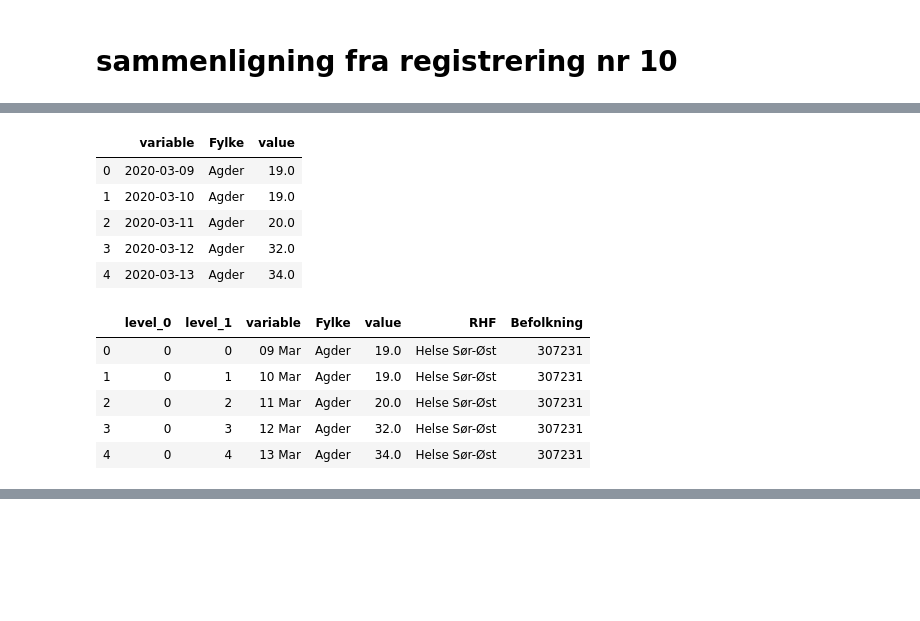
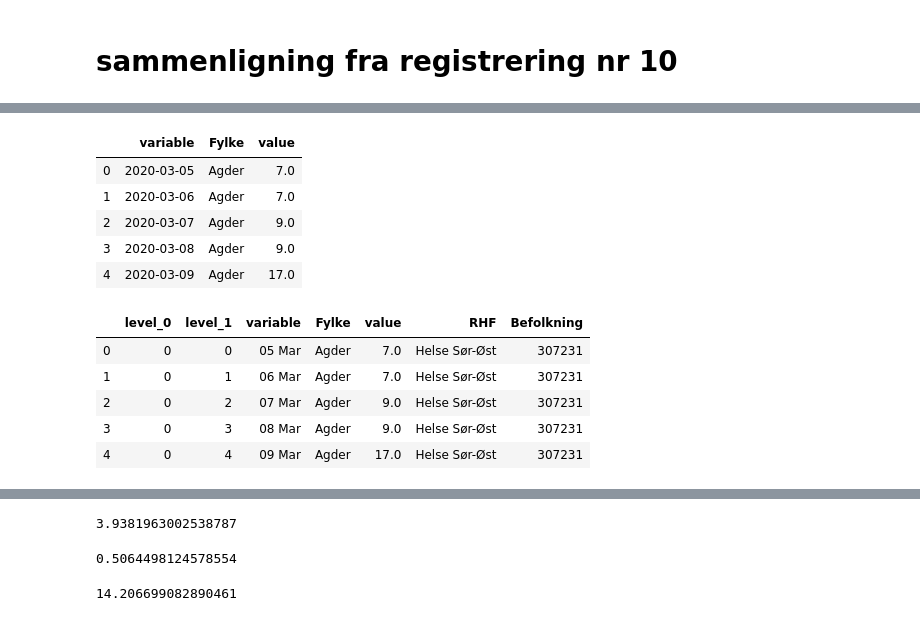
Before and after one commit to NRVA/COVID19_Norge, a Jupyter notebook: COVID_i_Norge.ipynb, the cells around one changed output, grey strips where cells are left out. Cells and saved outputs as stored; diff of their text form; code cells hidden in the pictures; blank space fills up the shorter version.

```diff
--- a/COVID_i_Norge.ipynb
+++ b/COVID_i_Norge.ipynb
@@ -317,15 +313,15 @@ restart.head()
 # %%
 restart = pd.melt(restart.reset_index(), id_vars=["variable"])
-restart[restart["value"] < 10] = np.nan
+restart[restart["value"] < 5] = np.nan
 restart = restart.apply(lambda x: pd.Series(x.dropna().values))
 restart.head()
 # %% [output]
 |  | variable | Fylke | value |
-| 0 | 2020-03-09 | Agder | 19.0 |
-| 1 | 2020-03-10 | Agder | 19.0 |
-| 2 | 2020-03-11 | Agder | 20.0 |
-| 3 | 2020-03-12 | Agder | 32.0 |
-| 4 | 2020-03-13 | Agder | 34.0 |
+| 0 | 2020-03-05 | Agder | 7.0 |
+| 1 | 2020-03-06 | Agder | 7.0 |
+| 2 | 2020-03-07 | Agder | 9.0 |
+| 3 | 2020-03-08 | Agder | 9.0 |
+| 4 | 2020-03-09 | Agder | 17.0 |
 # %%
 restart = restart.groupby(["Fylke"], as_index=False)
 restart = restart.apply(lambda x: x.reset_index(drop=True)).reset_index()
@@ -334,11 +330,11 @@ restart = restart.merge(fylker, how="left", on="Fylke")
 restart.head()
 # %% [output]
 |  | level_0 | level_1 | variable | Fylke | value | RHF | Befolkning |
-| 0 | 0 | 0 | 09 Mar | Agder | 19.0 | Helse Sør-Øst | 307231 |
-| 1 | 0 | 1 | 10 Mar | Agder | 19.0 | Helse Sør-Øst | 307231 |
-| 2 | 0 | 2 | 11 Mar | Agder | 20.0 | Helse Sør-Øst | 307231 |
-| 3 | 0 | 3 | 12 Mar | Agder | 32.0 | Helse Sør-Øst | 307231 |
-| 4 | 0 | 4 | 13 Mar | Agder | 34.0 | Helse Sør-Øst | 307231 |
+| 0 | 0 | 0 | 05 Mar | Agder | 7.0 | Helse Sør-Øst | 307231 |
+| 1 | 0 | 1 | 06 Mar | Agder | 7.0 | Helse Sør-Øst | 307231 |
+| 2 | 0 | 2 | 07 Mar | Agder | 9.0 | Helse Sør-Øst | 307231 |
+| 3 | 0 | 3 | 08 Mar | Agder | 9.0 | Helse Sør-Øst | 307231 |
+| 4 | 0 | 4 | 09 Mar | Agder | 17.0 | Helse Sør-Øst | 307231 |
 # %%
 kategori = [i for i in restart["Fylke"].unique()]
 kategori.sort()
@@ -392,2 +418,18 @@ fig.add_annotation(
 # %% [output]
 [interactive output not drawn]
+# %%
+duration = 55
+target=80000
+start=5
+
+duration*np.log(2)/(np.log(target)-np.log(start))
+# %% [output]
+3.9381963002538787
+# %%
+np.log(2)/np.log(3.93)
+# %% [output]
+0.5064498124578554
+# %%
+np.log(2)/np.log(1+0.05)
+# %% [output]
+14.206699082890461
```
Also changed, not shown: parts of 8 cells of this notebook, 2 other files.
